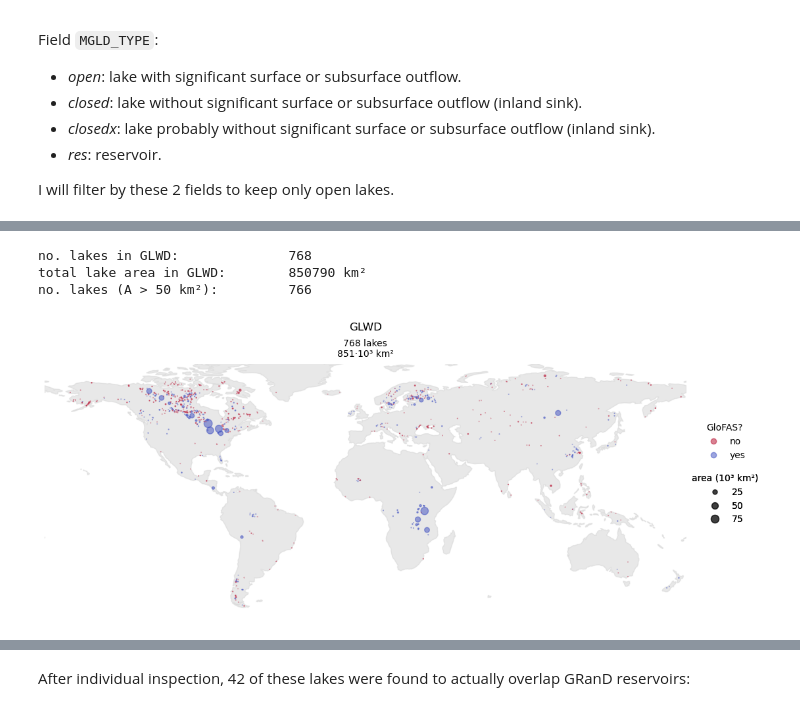
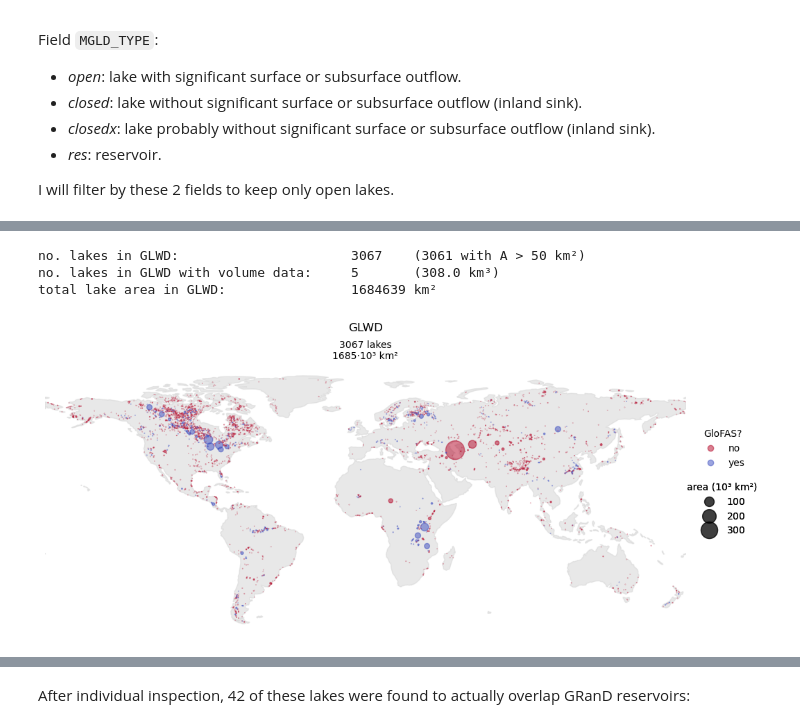
Before and after one commit to casadoj/lisflood-water_bodies, a Jupyter notebook: notebook/lakes_selection.ipynb, the cells around one changed output, grey strips where cells are left out. Drawn from its saved outputs; the diff is of its cells as text; code cells hidden in the pictures.

```diff
--- a/notebook/lakes_selection.ipynb
+++ b/notebook/lakes_selection.ipynb
@@ -168,20 +182,20 @@ glwd = gpd.read_file(f'{path_glwd}glwd_1.shp')
 glwd.set_index('GLWD_ID', drop=True, inplace=True)
 glwd.crs = 'EPSG:4326'
 
-# keep only open lakes
-glwd = glwd.loc[(glwd.TYPE == 'Lake') & (glwd.MGLD_TYPE == 'open')]
+# # keep only open lakes
+glwd = glwd.loc[(glwd.TYPE == 'Lake')] # & (glwd.MGLD_TYPE == 'open')]
 
 # recompute catchment area in km²
 glwd['CATCH_SKM'] = glwd.CATCH_TSKM * 1000
 glwd.drop('CATCH_TSKM', axis=1, inplace=True)
 
-# compute a mm equivalent inflow as the quotient beteween inflow volume and lake area
+# compute a mm equivalent inflow as the quotient between inflow volume and lake area
 glwd['INFLOW_MM'] = glwd.INFLOW_CMS / glwd.AREA_SKM * 3600 * 24 * 365 * 1e-6
 
-# fill in attributes of Lake Victoria
-glofas.loc[glofas.GLWD_ID.isnull(), ['GLWD_ID', 'CONTINENT']] = [3, 'Africa']
-cols = ['COUNTRY', 'LONG_DEG', 'LAT_DEG']
-glofas.loc[glofas.GLWD_ID.isnull(), cols] = glwd.loc[3, cols]
+# # fill in attributes of Lake Victoria
+# glofas.loc[glofas.GLWD_ID.isnull(), ['GLWD_ID', 'CONTINENT']] = [3, 'Africa']
+# cols = ['COUNTRY', 'LONG_DEG', 'LAT_DEG']
+# glofas.loc[glofas.GLWD_ID.isnull(), cols] = glwd.loc[3, cols]
 
 # add a boolean field whether the lake is already included in GloFAS or not
 glwd['GloFAS'] = glwd.index.isin(glofas.GLWD_ID)
@@ -191,9 +205,4 @@ glwd.dropna(axis=1, how='all', inplace=True)
 
 # convert polygon GeoDataFrame to point GeoDataFrame
 glwd = gpd.GeoDataFrame(glwd, geometry=[Point(xy) for xy in zip(glwd.LONG_DEG, glwd.LAT_DEG)])
-glwd .crs = 'EPSG:4326'
-
-# # tune lake names in GLWD
-# glwd.LAKE_NAME = glwd.LAKE_NAME.str.lower()
-# glwd.LAKE_NAME = glwd.LAKE_NAME.str.replace(r'(lake|reservoir)', '', case=False)
-# glwd.LAKE_NAME = glwd.LAKE_NAME.str.strip()
+glwd.crs = 'EPSG:4326'
@@ -200,27 +213,28 @@ glwd .crs = 'EPSG:4326'
 # %%
 fig, ax = plt.subplots(figsize=(20, 5), subplot_kw=dict(projection=ccrs.PlateCarree()))
 ax.add_feature(cfeature.NaturalEarthFeature('physical', 'land', '110m', edgecolor='face', facecolor='lightgray'), alpha=.5, zorder=0)
 scatter = ax.scatter(glwd.geometry.x, glwd.geometry.y, s=glwd.AREA_SKM / 1000, cmap='coolwarm_r', c=glwd.GloFAS, alpha=.5)
 ax.text(.5, 1.125, 'GLWD', horizontalalignment='center', verticalalignment='bottom', transform=ax.transAxes, fontsize=12)
 text = '{0} lakes\n{1:.0f}·10³ km²'.format(glwd.shape[0], glwd.AREA_SKM.sum() / 1000)
 ax.text(.5, 1.02, text, horizontalalignment='center', verticalalignment='bottom', transform=ax.transAxes)
 ax.axis('off');
 
 # legend
 handles1, labels1 = scatter.legend_elements(prop='colors', alpha=0.5)
 labels1 = ['no', 'yes']
 legend1 = ax.legend(handles1, labels1, title='GloFAS?', bbox_to_anchor=[1.005, .55, .1, .25], frameon=False)
 ax.add_artist(legend1)
 legend2 = ax.legend(*scatter.legend_elements(prop='sizes', num=4, alpha=.5), title='area (10³ km²)', bbox_to_anchor=[1.025, .35, .1, .25], frameon=False)
 ax.add_artist(legend2);
 
 plt.savefig(f'{path_out}glwd_lakes.jpg', dpi=300, bbox_inches='tight')
 
-print('no. lakes in GLWD:\t\t{0}'.format(glwd.shape[0]))
-print('total lake area in GLWD:\t{0:.0f} km²'.format(glwd.AREA_SKM.sum()))
-print('no. lakes (A > {0} km²):\t\t{1}'.format(min_area, (glwd.AREA_SKM >= min_area).sum()))
+print('no. lakes in GLWD:\t\t\t{0}\t({1} with A > {2} km²)'.format(glwd.shape[0], (glwd.AREA_SKM >= min_area).sum(), min_area))
+mask_vol = ~glwd.VOLUME_CKM.isnull()
+print('no. lakes in GLWD with volume data:\t{0}\t({1:.1f} km³)'.format(mask_vol.sum(), glwd[mask_vol].VOLUME_CKM.sum()))
+print('total lake area in GLWD:\t\t{0:.0f} km²'.format(glwd.AREA_SKM.sum()))
 # %% [output]
-no. lakes in GLWD:              768
-total lake area in GLWD:        850790 km²
-no. lakes (A > 50 km²):         766
+no. lakes in GLWD:                      3067    (3061 with A > 50 km²)
+no. lakes in GLWD with volume data:     5       (308.0 km³)
+total lake area in GLWD:                1684639 km²
-[figure, old version]
+[figure, new version]
```
Also changed, not shown: parts of 104 cells of this notebook, 15 other files.
